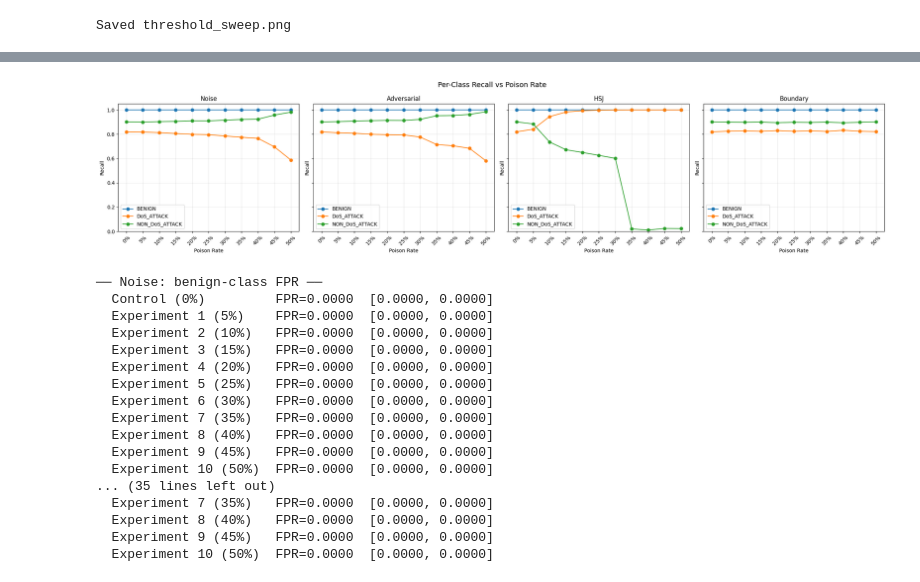
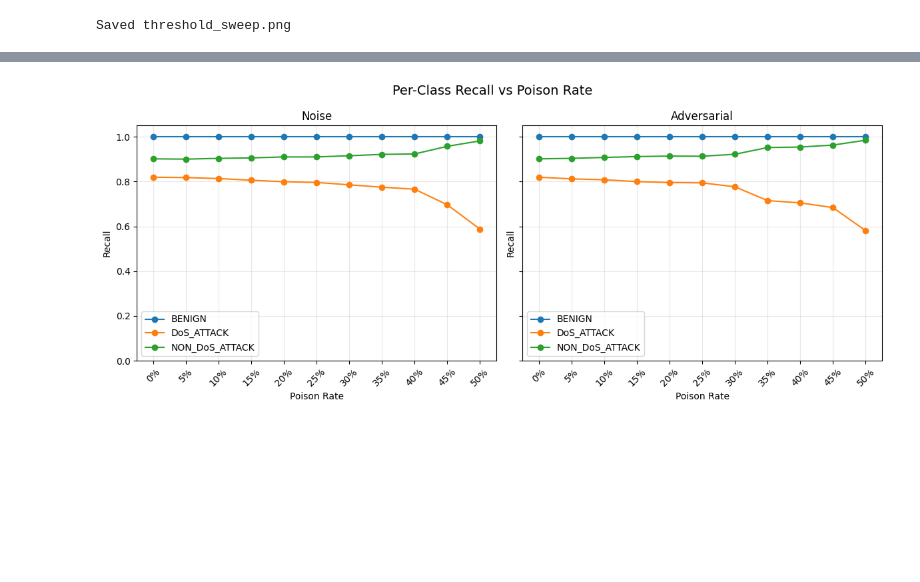
Before and after one commit to NU-Academics/DIS_Hughen, a Jupyter notebook: RQ1.ipynb, the cells around one changed output, grey strips where cells are left out. Cells and saved outputs as stored; diff of their text form; code cells hidden in the pictures; blank space fills up the shorter version.

```diff
--- a/RQ1.ipynb
+++ b/RQ1.ipynb
@@ -246,8 +220,6 @@ sources_tsne = {
     "Clean Train": (X_train.reset_index(drop=True),   y_train.reset_index(drop=True).to_numpy()),
     "Noise":       (noise_X.reset_index(drop=True),    noise_y),
     "Adversarial": (adv_X.reset_index(drop=True),      adv_y),
-    "HSJ":         (hsj_X.reset_index(drop=True),      hsj_y),
-    "Boundary":    (boundary_X.reset_index(drop=True), boundary_y),
 }
 
 all_X_tsne, all_source, all_class = [], [], []
@@ -267,9 +239,8 @@ print(f"Running t-SNE on {len(all_X_tsne)} samples...")
 tsne = TSNE(n_components=2, perplexity=40, max_iter=1000, random_state=42, n_jobs=-1)
 Z = tsne.fit_transform(all_X_tsne)
 
-src_order  = ["Clean Train", "Noise", "Adversarial", "HSJ", "Boundary"]
-src_colors = {"Clean Train": "#2196F3", "Noise": "#FF9800", "Adversarial": "#F44336",
-              "HSJ": "#9C27B0", "Boundary": "#4CAF50"}
+src_order  = ["Clean Train", "Noise", "Adversarial"]
+src_colors = {"Clean Train": "#2196F3", "Noise": "#FF9800", "Adversarial": "#F44336"}
 cls_colors = {0: "#1565C0", 1: "#C62828", 2: "#2E7D32"}
 cls_labels = {i: c for i, c in enumerate(le.classes_)}
 
@@ -424,13 +390,11 @@ GROUPS = {
 }
 # %%
 def ci(vals): return np.percentile(vals, 2.5), np.percentile(vals, 97.5)
-all_results = {"Noise": [], "Adversarial": [], "HSJ": [], "Boundary": []}
-group_preds = {"Noise": {}, "Adversarial": {}, "HSJ": {}, "Boundary": {}}
+all_results = {"Noise": [], "Adversarial": []}
+group_preds = {"Noise": {}, "Adversarial": {}}
 sources = [
     ("Noise",       noise_X,    noise_y,    noise_conf),
-    ("Adversarial", adv_X,      adv_y,      adv_conf),
-    ("HSJ",         hsj_X,      hsj_y,      hsj_conf),
-    ("Boundary",    boundary_X, boundary_y, boundary_conf)]
+    ("Adversarial", adv_X,      adv_y,      adv_conf)]
 for source_name, ae_X, ae_y, ae_conf in sources:
     for group_name, poison_rate in GROUPS.items():
         print(f"[{source_name}] {group_name} ...", end=" ", flush=True)
@@ -640,59 +577,28 @@ for source_name, results in all_results.items():
 # %%
 class_names = le.classes_
 poison_labels = [f"{int(v*100)}%" for v in GROUPS.values()]
-fig, axes = plt.subplots(1, 4, figsize=(22, 5), sharey=True)
+fig, axes = plt.subplots(1, 2, figsize=(12, 5), sharey=True)
 fig.suptitle("Per-Class Recall vs Poison Rate", fontsize=14)
-for ax, source_name in zip(axes, ["Noise", "Adversarial", "HSJ", "Boundary"]):
+for ax, source_name in zip(axes, ["Noise", "Adversarial"]):
     per_class_recall = {c: [] for c in class_names}
     for group_name in GROUPS:
         y_pred = group_preds[source_name][group_name]
         for i, cls in enumerate(class_names):
             mask = y_test == i
             if mask.sum() == 0:
                 per_class_recall[cls].append(np.nan)
             else:
                 per_class_recall[cls].append(np.mean(y_pred[mask] == i))
     for cls in class_names:
         ax.plot(poison_labels, per_class_recall[cls], marker="o", label=cls)
     ax.set_title(source_name)
     ax.set_xlabel("Poison Rate")
     ax.set_ylabel("Recall")
     ax.set_ylim(0, 1.05)
     ax.legend()
     ax.tick_params(axis="x", rotation=45)
     ax.grid(True, alpha=0.3)
 plt.tight_layout()
 plt.show()
 # %% [output]
-[figure, old version]
+[figure, new version]
-# %%
-def benign_fpr(y_true, y_pred):
-    benign = (np.asarray(y_true) == 0)
-    return np.mean(np.asarray(y_pred)[benign] != 0)
-
-for source_name, preds in group_preds.items():
-    print(f"\n── {source_name}: benign-class FPR ──")
-    for group_name, y_pred in preds.items():
-        fpr = benign_fpr(y_test, y_pred)
-        fpr_b = [benign_fpr(y_test[idx], y_pred[idx])
-                 for idx in (resample(np.arange(len(y_test)), replace=True)
-                             for _ in range(N_BOOTSTRAPS))]
-        print(f"  {group_name:<20} FPR={fpr:.4f}  [{np.percentile(fpr_b,2.5):.4f}, {np.percentile(fpr_b,97.5):.4f}]")
-# %% [output]
-── Noise: benign-class FPR ──
-  Control (0%)         FPR=0.0000  [0.0000, 0.0000]
-  Experiment 1 (5%)    FPR=0.0000  [0.0000, 0.0000]
-  Experiment 2 (10%)   FPR=0.0000  [0.0000, 0.0000]
-  Experiment 3 (15%)   FPR=0.0000  [0.0000, 0.0000]
-  Experiment 4 (20%)   FPR=0.0000  [0.0000, 0.0000]
-  Experiment 5 (25%)   FPR=0.0000  [0.0000, 0.0000]
-  Experiment 6 (30%)   FPR=0.0000  [0.0000, 0.0000]
-  Experiment 7 (35%)   FPR=0.0000  [0.0000, 0.0000]
-  Experiment 8 (40%)   FPR=0.0000  [0.0000, 0.0000]
-  Experiment 9 (45%)   FPR=0.0000  [0.0000, 0.0000]
-  Experiment 10 (50%)  FPR=0.0000  [0.0000, 0.0000]
-... (35 lines left out)
-  Experiment 7 (35%)   FPR=0.0000  [0.0000, 0.0000]
-  Experiment 8 (40%)   FPR=0.0000  [0.0000, 0.0000]
-  Experiment 9 (45%)   FPR=0.0000  [0.0000, 0.0000]
-  Experiment 10 (50%)  FPR=0.0000  [0.0000, 0.0000]
```
Also changed, not shown: parts of 7 cells of this notebook, 2 other files.
